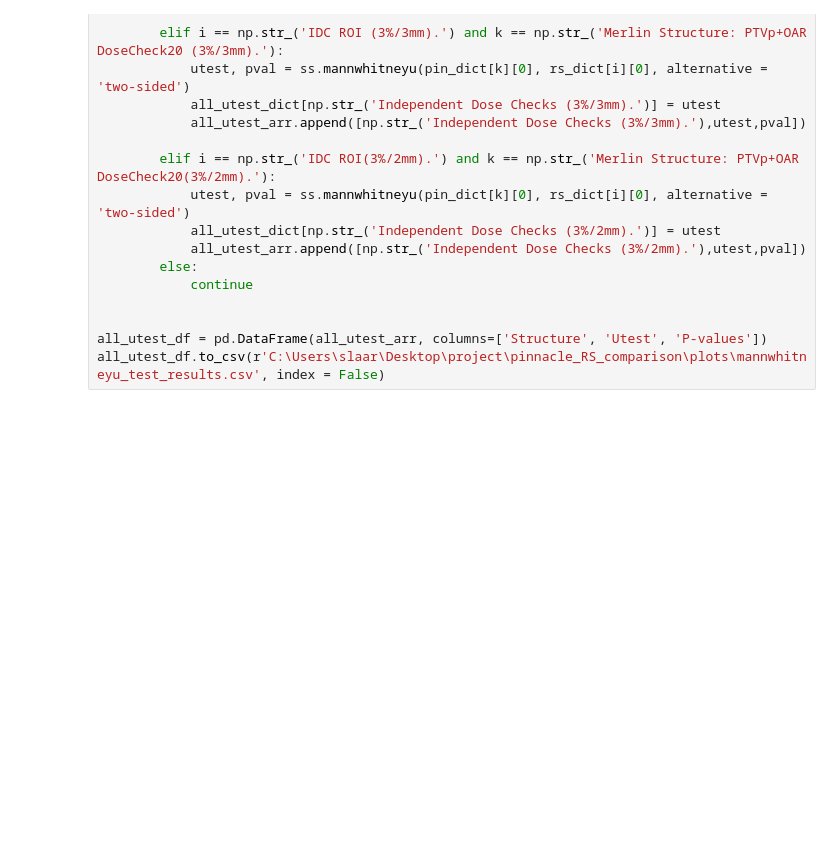
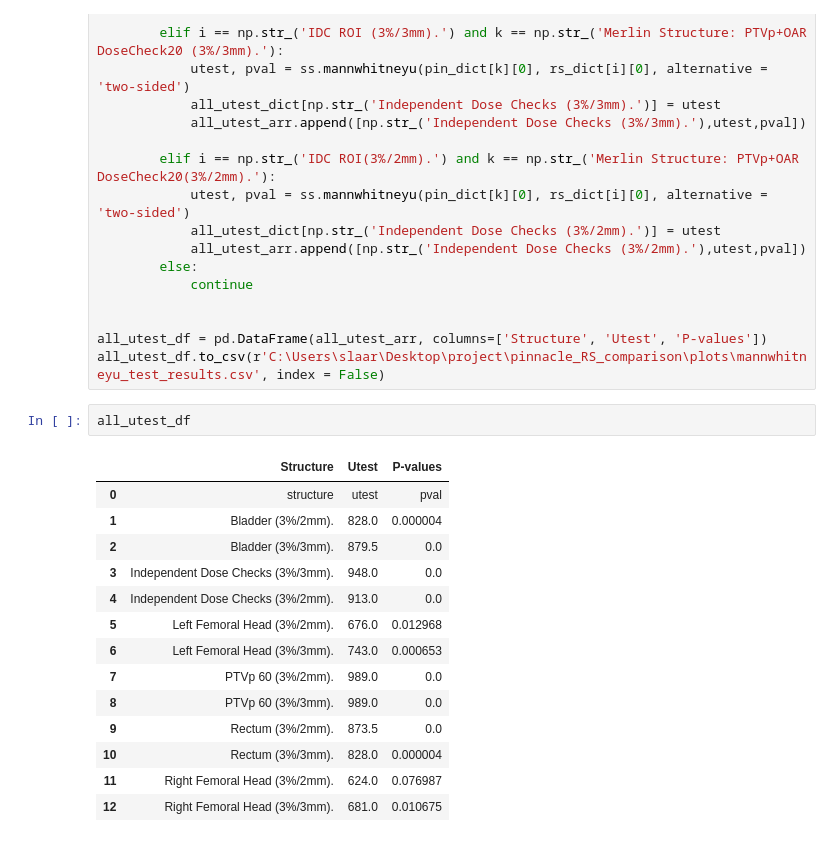
Before and after one commit to gift-i/action-and-tolerance-limits, a Jupyter notebook: plotting.ipynb, the cells around one changed output. Cells and saved outputs as stored; diff of their text form; blank space fills up the shorter version.

Commit message:
printed out all_utest_df

```diff
--- a/plotting.ipynb
+++ b/plotting.ipynb
@@ -171,3 +169,20 @@ for i in rs_names:
 
 all_utest_df = pd.DataFrame(all_utest_arr, columns=['Structure', 'Utest', 'P-values'])
 all_utest_df.to_csv(r'C:\Users\slaar\Desktop\project\pinnacle_RS_comparison\plots\mannwhitneyu_test_results.csv', index = False)
+# %%
+all_utest_df
+# %% [output]
+|  | Structure | Utest | P-values |
+| 0 | structure | utest | pval |
+| 1 | Bladder (3%/2mm). | 828.0 | 0.000004 |
+| 2 | Bladder (3%/3mm). | 879.5 | 0.0 |
+| 3 | Independent Dose Checks (3%/3mm). | 948.0 | 0.0 |
+| 4 | Independent Dose Checks (3%/2mm). | 913.0 | 0.0 |
+| 5 | Left Femoral Head (3%/2mm). | 676.0 | 0.012968 |
+| 6 | Left Femoral Head (3%/3mm). | 743.0 | 0.000653 |
+| 7 | PTVp 60 (3%/2mm). | 989.0 | 0.0 |
+| 8 | PTVp 60 (3%/3mm). | 989.0 | 0.0 |
+| 9 | Rectum (3%/2mm). | 873.5 | 0.0 |
+| 10 | Rectum (3%/3mm). | 828.0 | 0.000004 |
+| 11 | Right Femoral Head (3%/2mm). | 624.0 | 0.076987 |
+| 12 | Right Femoral Head (3%/3mm). | 681.0 | 0.010675 |
```
Also changed, not shown: parts of 1 cell of this notebook.
